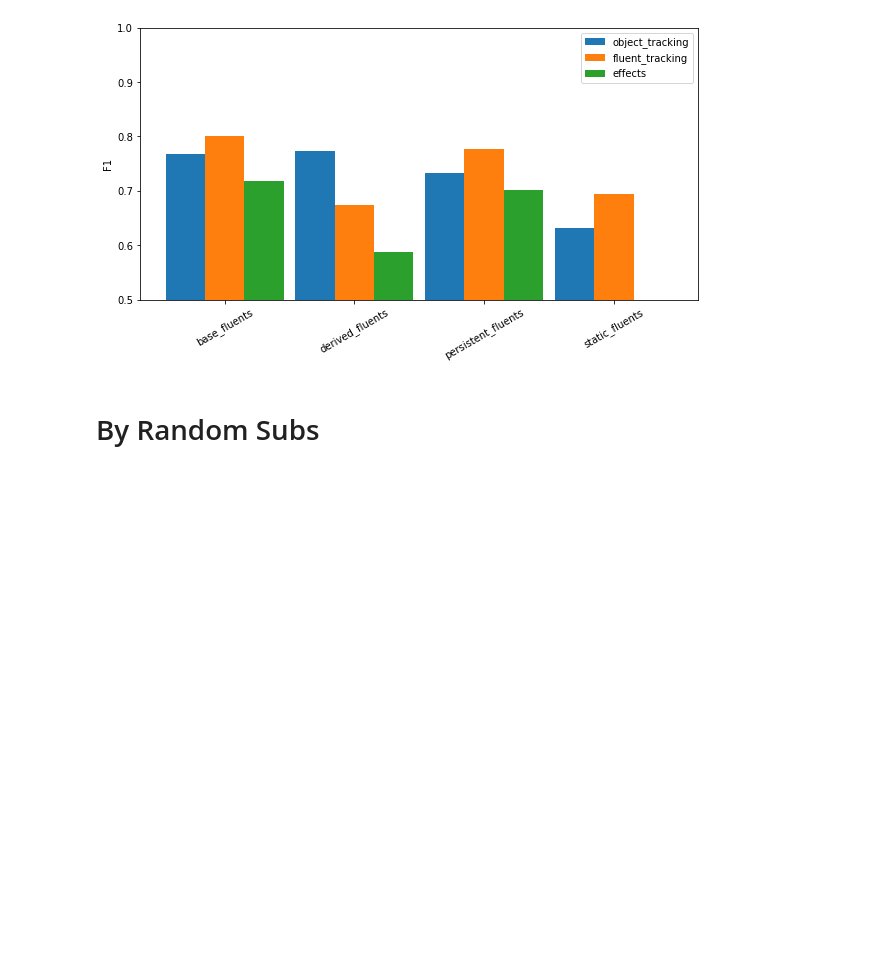
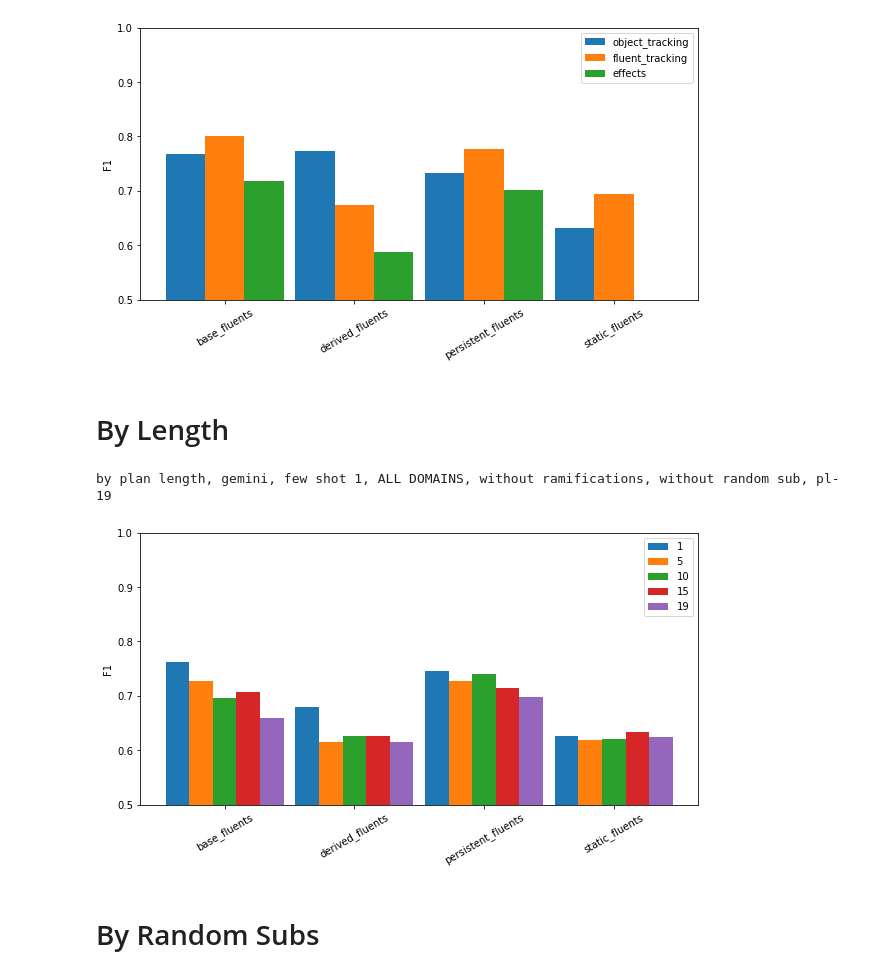
Before and after one commit to izuminka/reasoning_about_actions, a Jupyter notebook: src/analysis/plots/by_fluents.ipynb, the cells around one changed output. Drawn from its saved outputs; the diff is of its cells as text; code cells hidden in the pictures; blank space fills up the shorter version.

Commit message:
more by fluents prompts

```diff
--- a/src/analysis/plots/by_fluents.ipynb
+++ b/src/analysis/plots/by_fluents.ipynb
@@ -81,6 +82,34 @@ print(save_name.replace('.',', ').replace('_',' '))
 # %% [output]
 by question category, gemini, few shot 1, ALL DOMAINS, with ramifications, without random sub, pl-1
 [figure]
+# %% [markdown]
+# By Length
+# %%
+substitutions = WITHOUT_RANDOM_SUB
+ramifications = WITHOUT_RAMIFICATIONS
+
+data_for_plot = []
+for plan_length in PLAN_LENGTHS:
+    data_for_plot_instance = {NAME_KEY: plan_length, DATA_KEY: []}
+    for fluent_type in categories:
+        data = filter_multi_selector_modified(data_all, ramifications, model_name, prompt_type, answer_type, substitutions, plan_length, [(OUT_OBJ_FLUENT_TYPE, {fluent_type})])
+        stats = TrueFalseStatsCustom(data, plan_length, question_category, ramifications, model_name, prompt_type, domain, substitutions)
+        data_for_plot_instance[DATA_KEY].append(stats.compute()['result'])
+    if data_for_plot_instance[DATA_KEY][0]:
+        data_for_plot.append(data_for_plot_instance)
+
+
+plt_n_bars(categories, data_for_plot)
+plt.ylabel('F1')
+plt.ylim([0.5,1])
+
+save_name =  f'by_plan_length.{model_name}.{prompt_type}.{domain}.{ramifications}.{substitutions}.pl-{plan_length}'
+save_path = os.path.join(save_dir, f'{save_name}.pdf')
+plt.savefig(save_path, transparent=True, format="pdf", bbox_inches='tight')
+print(save_name.replace('.',', ').replace('_',' '))
+# %% [output]
+by plan length, gemini, few shot 1, ALL DOMAINS, without ramifications, without random sub, pl-19
+[figure, added]
 # %% [markdown]
 # By Random Subs
 # %%
```
Also changed, not shown: parts of 1 cell of this notebook.
